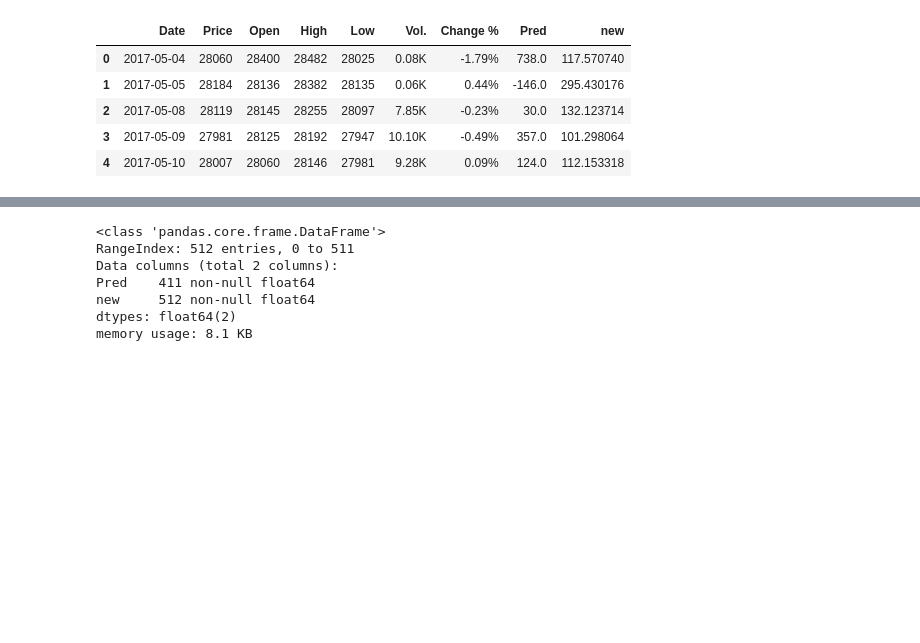
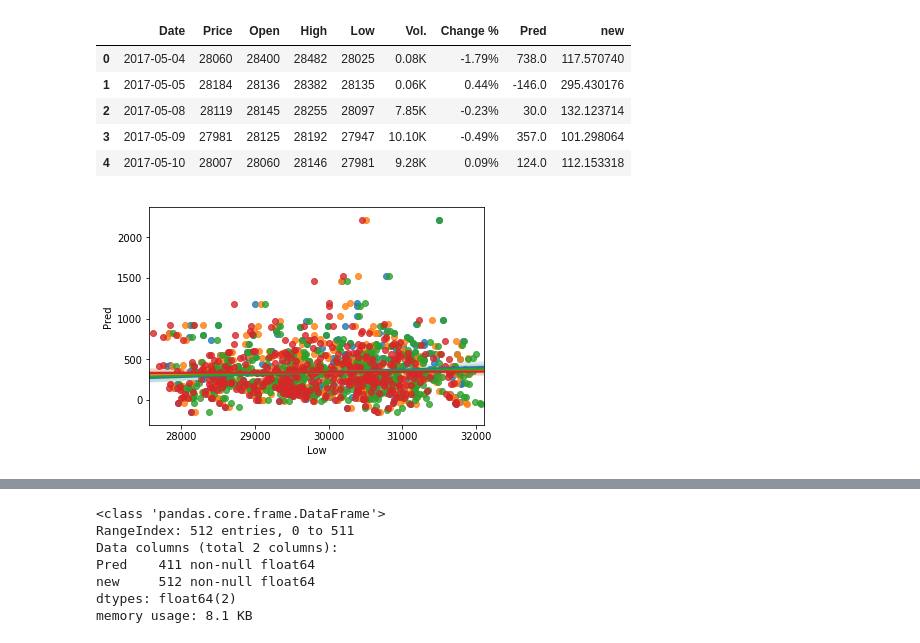
Before and after one commit to Juhi1201/Machine-Learning-Internship, a Jupyter notebook: Module 3 - Regression - Beta Calculation.ipynb, the cells around one changed output, grey strips where cells are left out. Cells and saved outputs as stored; diff of their text form; code cells hidden in the pictures; blank space fills up the shorter version.

```diff
--- a/Module 3 - Regression - Beta Calculation.ipynb
+++ b/Module 3 - Regression - Beta Calculation.ipynb
@@ -31,3 +31,16 @@ gold.head()
 | 2 | 2017-05-08 | 28119 | 28145 | 28255 | 28097 | 7.85K | -0.23% | 30.0 | 132.123714 |
 | 3 | 2017-05-09 | 27981 | 28125 | 28192 | 27947 | 10.10K | -0.49% | 357.0 | 101.298064 |
 | 4 | 2017-05-10 | 28007 | 28060 | 28146 | 27981 | 9.28K | 0.09% | 124.0 | 112.153318 |
+# %%
+import matplotlib.pyplot as plt
+import seaborn as sns
+
+def graph(xaxis,yaxis):
+    sns.regplot(x=gold[xaxis], y=gold[yaxis])
+    return
+graph('Open','Pred')
+graph('Price','Pred')
+graph('High','Pred')
+graph('Low','Pred')
+# %% [output]
+[figure, added]
```
Also changed, not shown: parts of 4 cells of this notebook, 3 other files.
